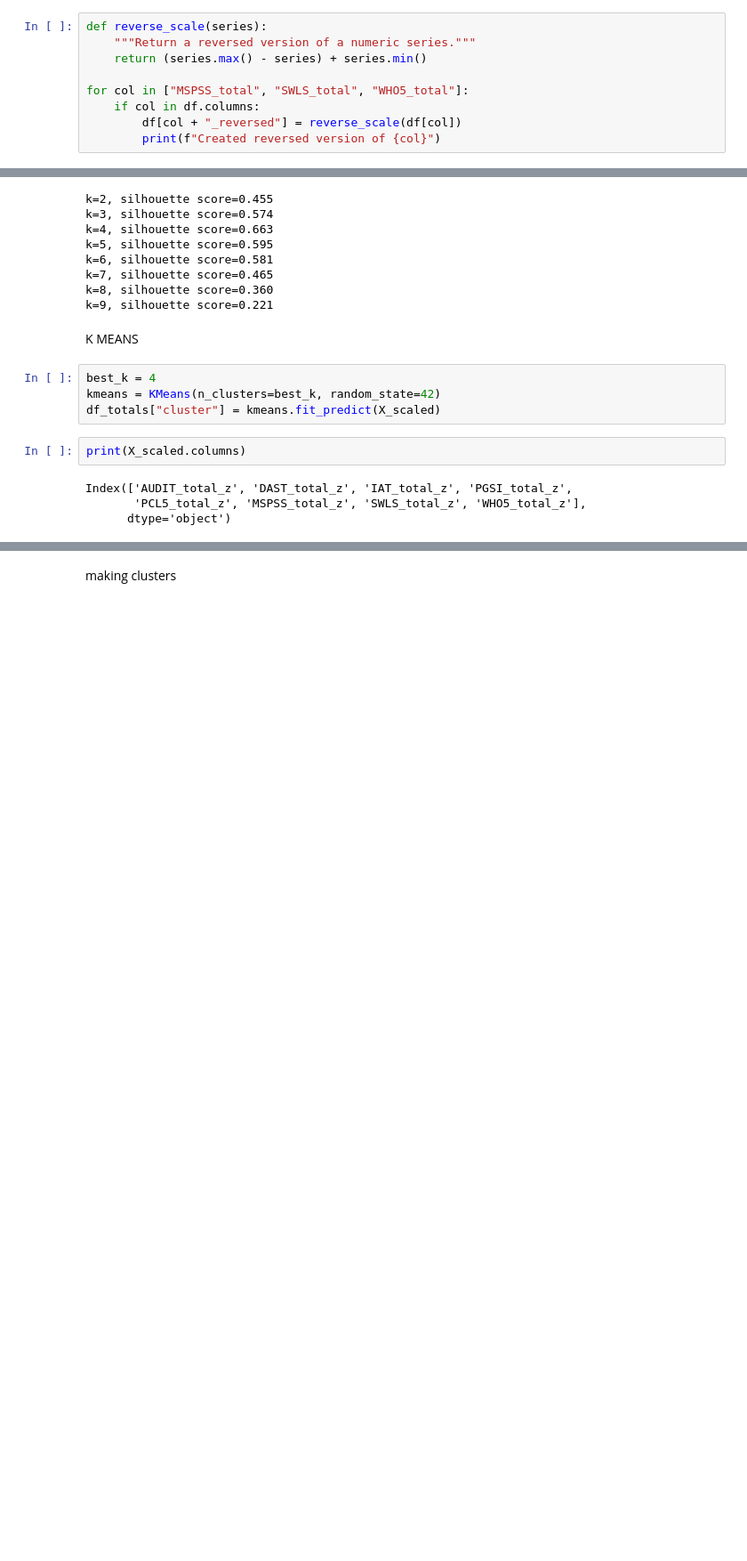
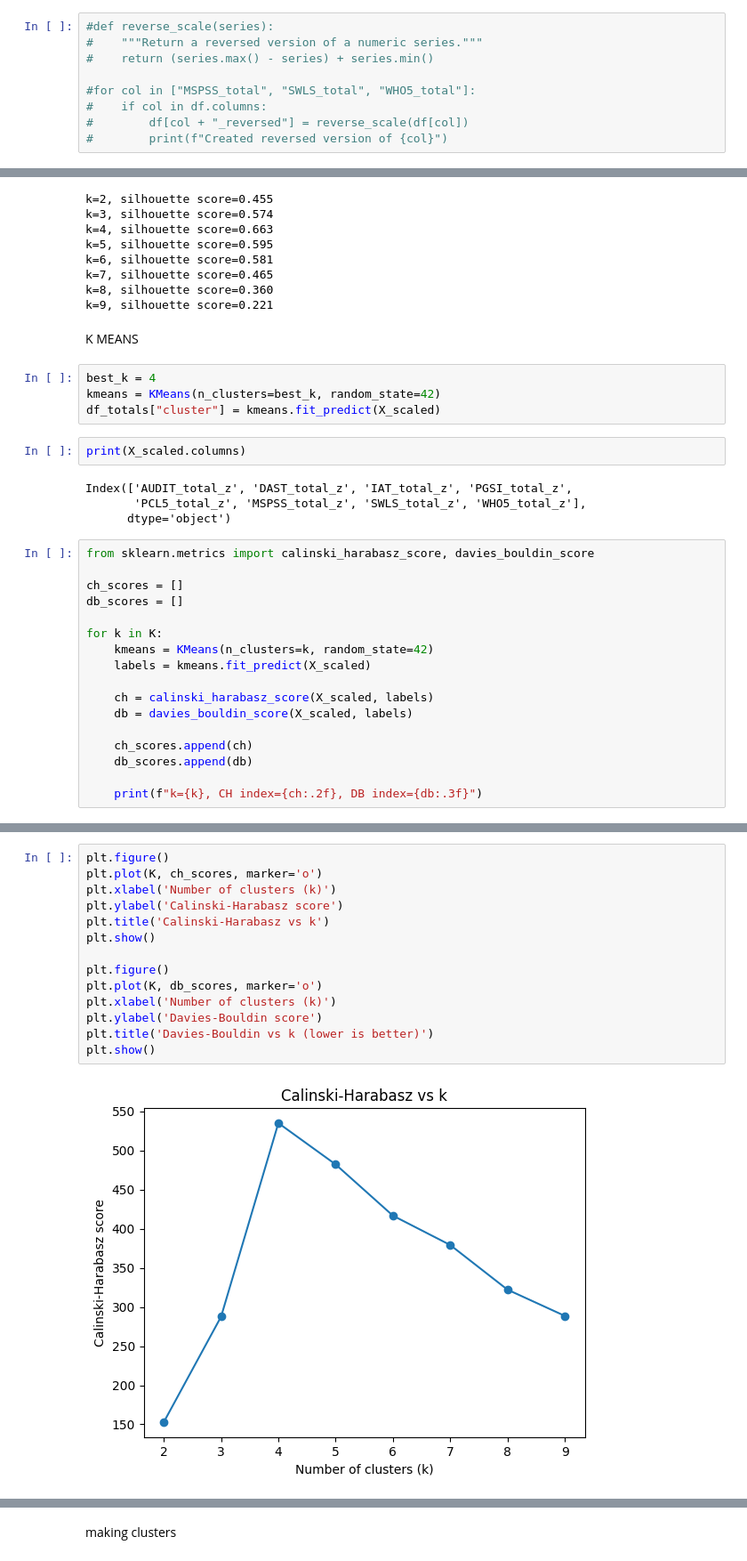
Before and after one commit to mariasimonativadar/e-health, a Jupyter notebook: data-analysis.ipynb, the cells around one changed output, grey strips where cells are left out. Shown: that part at 89% size. Drawn from its saved outputs; the diff is of its cells as text; blank space fills up the shorter version.

Commit message:
fixed final?
fixed csv, added cluster number methods and fixed pca

```diff
--- a/data-analysis.ipynb
+++ b/data-analysis.ipynb
@@ -279,12 +287,12 @@ we are reversing the numeric scale of who, swls and mspss for it to be consistan
 # %%
-def reverse_scale(series):
-    """Return a reversed version of a numeric series."""
-    return (series.max() - series) + series.min()
+#def reverse_scale(series):
+#    """Return a reversed version of a numeric series."""
+#    return (series.max() - series) + series.min()
 
-for col in ["MSPSS_total", "SWLS_total", "WHO5_total"]:
-    if col in df.columns:
-        df[col + "_reversed"] = reverse_scale(df[col])
-        print(f"Created reversed version of {col}")
+#for col in ["MSPSS_total", "SWLS_total", "WHO5_total"]:
+#    if col in df.columns:
+#        df[col + "_reversed"] = reverse_scale(df[col])
+#        print(f"Created reversed version of {col}")
 # %% [markdown]
 Summing the values of all questions to the total for each problem
 # %%
@@ -741,3 +750,20 @@ print(X_scaled.columns)
 Index(['AUDIT_total_z', 'DAST_total_z', 'IAT_total_z', 'PGSI_total_z',
        'PCL5_total_z', 'MSPSS_total_z', 'SWLS_total_z', 'WHO5_total_z'],
       dtype='object')
+# %%
+from sklearn.metrics import calinski_harabasz_score, davies_bouldin_score
+
+ch_scores = []
+db_scores = []
+
+for k in K:
+    kmeans = KMeans(n_clusters=k, random_state=42)
+    labels = kmeans.fit_predict(X_scaled)
+
+    ch = calinski_harabasz_score(X_scaled, labels)
+    db = davies_bouldin_score(X_scaled, labels)
+
+    ch_scores.append(ch)
+    db_scores.append(db)
+
+    print(f"k={k}, CH index={ch:.2f}, DB index={db:.3f}")
@@ -743,0 +779,16 @@ Index(['AUDIT_total_z', 'DAST_total_z', 'IAT_total_z', 'PGSI_total_z',
+# %%
+plt.figure()
+plt.plot(K, ch_scores, marker='o')
+plt.xlabel('Number of clusters (k)')
+plt.ylabel('Calinski-Harabasz score')
+plt.title('Calinski-Harabasz vs k')
+plt.show()
+
+plt.figure()
+plt.plot(K, db_scores, marker='o')
+plt.xlabel('Number of clusters (k)')
+plt.ylabel('Davies-Bouldin score')
+plt.title('Davies-Bouldin vs k (lower is better)')
+plt.show()
+# %% [output]
+[figure, added]
```
Also changed, not shown: parts of 30 cells of this notebook, 7 other files.
